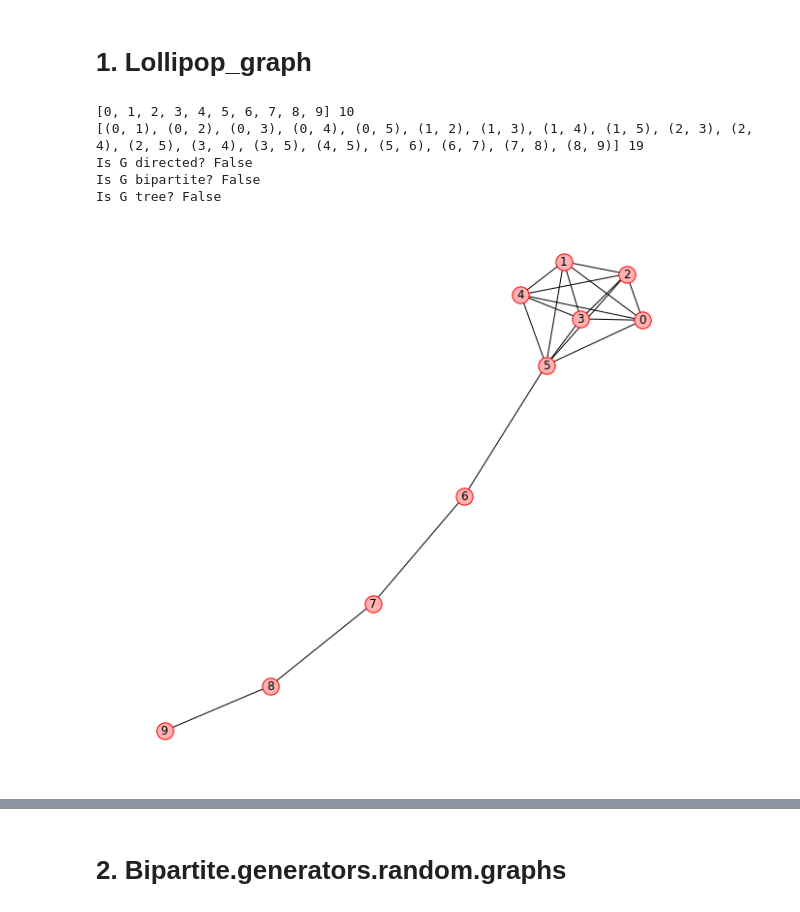
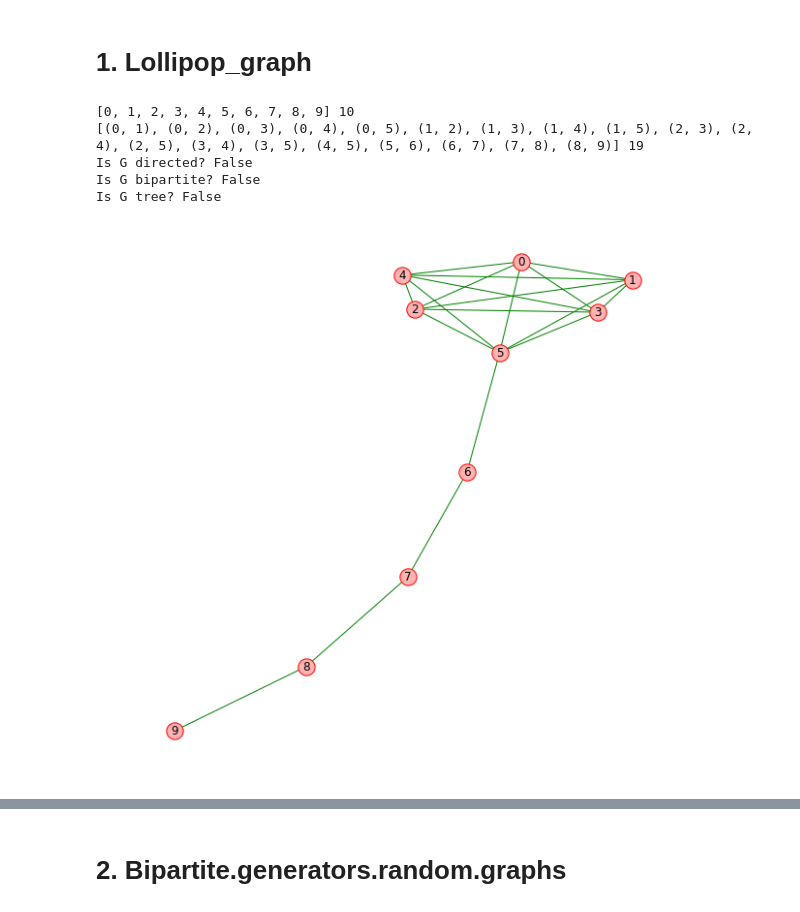
Before and after one commit to mboudour/NetworkXGraphs, a Jupyter notebook: Homeworks_Diakrita2018/Homework1/NB1_Homework_Giota_Zisimopoulou.ipynb, the cells around one changed output, grey strips where cells are left out. Drawn from its saved outputs; the diff is of its cells as text; code cells hidden in the pictures.

```diff
--- a/Homeworks_Diakrita2018/Homework1/NB1_Homework_Giota_Zisimopoulou.ipynb
+++ b/Homeworks_Diakrita2018/Homework1/NB1_Homework_Giota_Zisimopoulou.ipynb
@@ -4,35 +4,33 @@ import matplotlib.pyplot as plt
 # %% [markdown]
 # 1. Lollipop_graph
 # %%
-# Graph plot with spring layout (and colors)
+m=6
+n=4
+G=nx.lollipop_graph(m, n)
 
-def pcplot(G,pos,node_color,edge_color,node_border_color,figsize):
-    plt.figure(figsize=figsize);
-    nodes = nx.draw_networkx_nodes(G, pos, node_color=node_color,edge_color=edge_color)
-    nodes.set_edgecolor(node_border_color)
-    nx.draw_networkx_edges(G, pos)
-    nx.draw_networkx_labels(G, pos)
-    plt.axis('off');
+print G.nodes(), len(G.nodes())
+print G.edges(), len(G.edges())
+print "Is G directed?", G.is_directed()
+print "Is G bipartite?", nx.is_bipartite(G)
+print "Is G tree?", nx.is_tree(G)
+
+pos = nx.spring_layout(G)
+# pos = nx.circular_layout(G)
+node_color="#ffb3b3"
+edge_color="brown"
+node_border_color="r"
+figsize=(10,10)
+
+plt.figure(figsize=figsize);
+nodes = nx.draw_networkx_nodes(G, pos, node_color=node_color,edge_color=edge_color)
+nodes.set_edgecolor(node_border_color)
+nx.draw_networkx_edges(G, pos,edge_color="green")
+nx.draw_networkx_labels(G, pos)
+plt.axis('off');
+# %% [output]
+[0, 1, 2, 3, 4, 5, 6, 7, 8, 9] 10
+[(0, 1), (0, 2), (0, 3), (0, 4), (0, 5), (1, 2), (1, 3), (1, 4), (1, 5), (2, 3), (2, 4), (2, 5), (3, 4), (3, 5), (4, 5), (5, 6), (6, 7), (7, 8), (8, 9)] 19
+Is G directed? False
+Is G bipartite? False
+Is G tree? False
+[figure, added]
-# %%
-m=6
-n=4
-G=nx.lollipop_graph(m, n)
-print G.nodes(), len(G.nodes())
-print G.edges(), len(G.edges())
-print "Is G directed?", G.is_directed()
-print "Is G bipartite?", nx.is_bipartite(G)
-print "Is G tree?", nx.is_tree(G)
-pos = nx.spring_layout(G)
-# pos = nx.circular_layout(G)
-node_color="#ffb3b3"
-edge_color="k"
-node_border_color="r"
-figsize=(10,10)
-pcplot(G,pos,node_color,edge_color,node_border_color,figsize)
-# %% [output]
-[0, 1, 2, 3, 4, 5, 6, 7, 8, 9] 10
-[(0, 1), (0, 2), (0, 3), (0, 4), (0, 5), (1, 2), (1, 3), (1, 4), (1, 5), (2, 3), (2, 4), (2, 5), (3, 4), (3, 5), (4, 5), (5, 6), (6, 7), (7, 8), (8, 9)] 19
-Is G directed? False
-Is G bipartite? False
-Is G tree? False
-[figure, removed]
```
Also changed, not shown: parts of 6 cells of this notebook.
